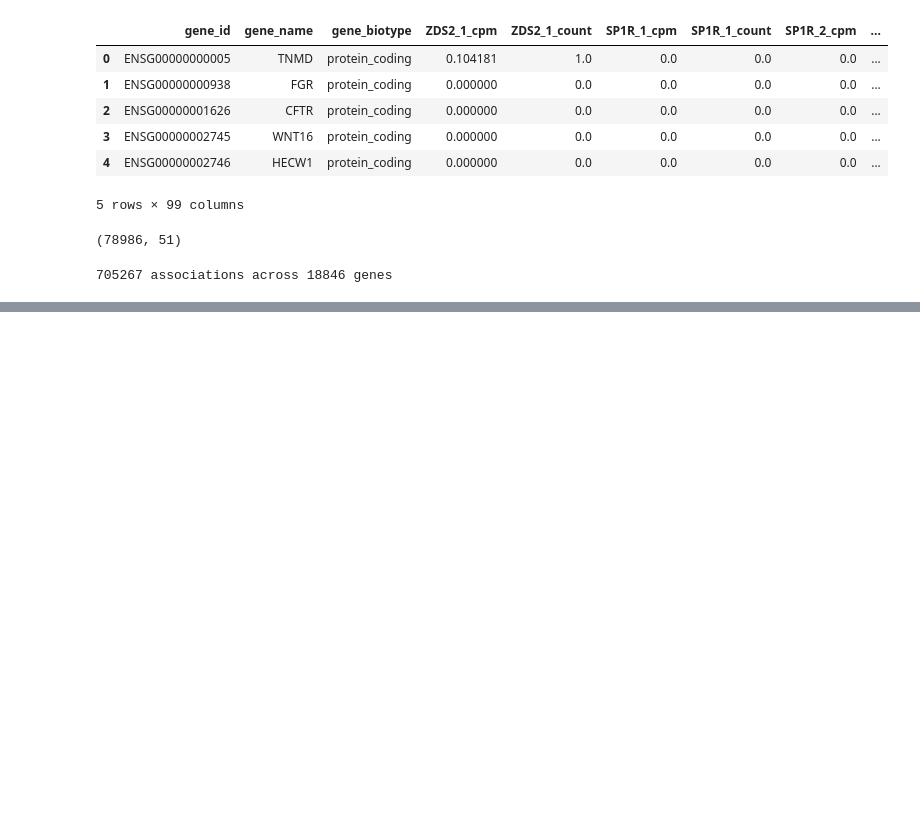
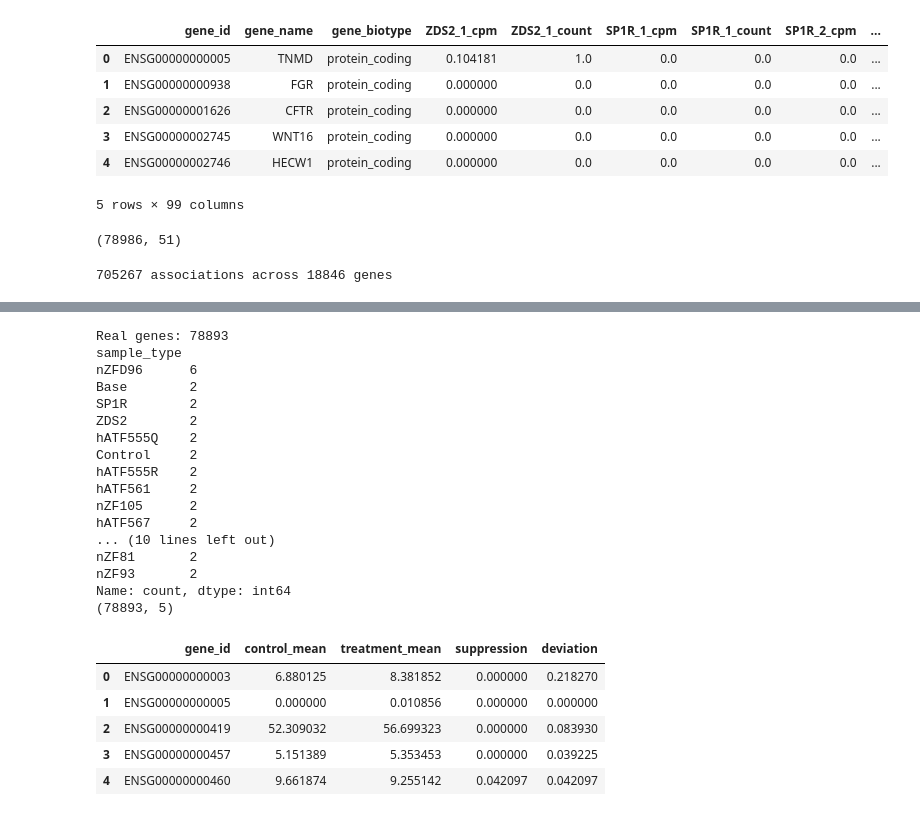
Before and after one commit to kbarker223/Genetic-Expression-Analysis, a Jupyter notebook: davis_opentargets_pipeline.ipynb, the cells around one changed output, grey strips where cells are left out. Drawn from its saved outputs; the diff is of its cells as text; code cells hidden in the pictures; blank space fills up the shorter version.

```diff
--- a/davis_opentargets_pipeline.ipynb
+++ b/davis_opentargets_pipeline.ipynb
@@ -61,0 +76,58 @@ print(cpm_matrix.shape)
+# %%
+# Drop ERCC spike-ins
+gene_cols = [c for c in cpm.columns if c.startswith('ENSG')]
+print(f"Real genes: {len(gene_cols)}")
+
+# Confirm sample group composition
+print(cpm['sample_type'].value_counts())
+
+# Separate control (SP1R replicates) and treatment (everything else)
+control_mask = cpm['sample_type'] == 'SP1R'
+control_means = cpm.loc[control_mask, gene_cols].mean(axis=0)
+treatment_means = cpm.loc[~control_mask, gene_cols].mean(axis=0)
+
+# Build per-gene scored table
+genes = pd.DataFrame({
+    'gene_id': gene_cols,
+    'control_mean': control_means.values,
+    'treatment_mean': treatment_means.values,
+})
+
+# Suppression (efficacy) and deviation (safety cost), safe against divide-by-zero
+genes['suppression'] = np.where(
+    genes['control_mean'] > 0,
+    ((genes['control_mean'] - genes['treatment_mean']) / genes['control_mean']).clip(lower=0),
+    0
+)
+genes['deviation'] = np.where(
+    genes['control_mean'] > 0,
+    np.abs(genes['treatment_mean'] - genes['control_mean']) / genes['control_mean'],
+    0
+)
+
+print(genes.shape)
+genes.head()
+# %% [output]
+Real genes: 78893
+sample_type
+nZFD96      6
+Base        2
+SP1R        2
+ZDS2        2
+hATF555Q    2
+Control     2
+hATF555R    2
+hATF561     2
+nZF105      2
+hATF567     2
+... (10 lines left out)
+nZF81       2
+nZF93       2
+Name: count, dtype: int64
+(78893, 5)
+|  | gene_id | control_mean | treatment_mean | suppression | deviation |
+| 0 | ENSG00000000003 | 6.880125 | 8.381852 | 0.000000 | 0.218270 |
+| 1 | ENSG00000000005 | 0.000000 | 0.010856 | 0.000000 | 0.000000 |
+| 2 | ENSG00000000419 | 52.309032 | 56.699323 | 0.000000 | 0.083930 |
+| 3 | ENSG00000000457 | 5.151389 | 5.353453 | 0.000000 | 0.039225 |
+| 4 | ENSG00000000460 | 9.661874 | 9.255142 | 0.042097 | 0.042097 |
```
Also changed, not shown: parts of 9 cells of this notebook, 4 other files.
